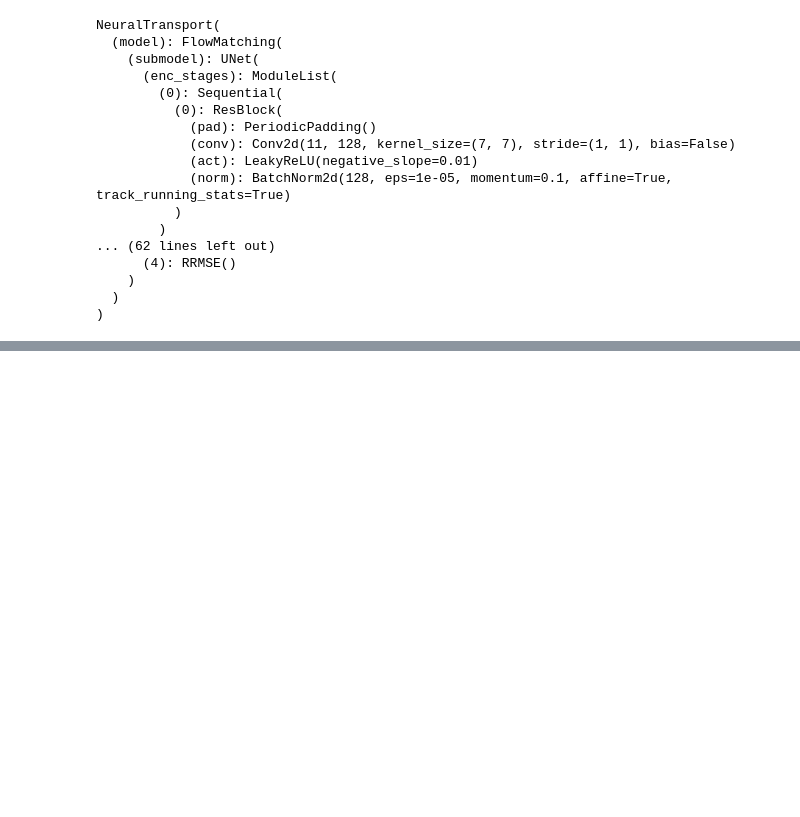
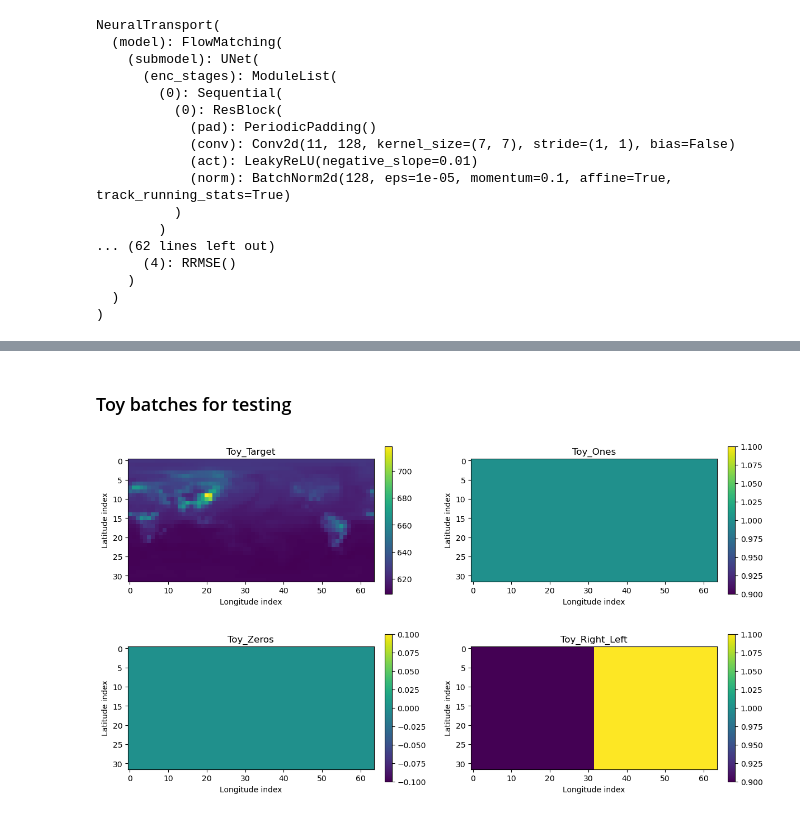
Before and after one commit to vitusbenson/neural_transport, a Jupyter notebook: neural_transport/flowmatching_dev/testScript.ipynb, the cells around one changed output, grey strips where cells are left out. Cells and saved outputs as stored; diff of their text form; code cells hidden in the pictures; blank space fills up the shorter version.

```diff
--- a/neural_transport/flowmatching_dev/testScript.ipynb
+++ b/neural_transport/flowmatching_dev/testScript.ipynb
@@ -1356,0 +1569,2 @@ Pred   min/max: 509.43417 648.1412
+# %% [markdown]
+### Toy batches for testing
@@ -1356,0 +1602,52 @@ Pred   min/max: 509.43417 648.1412
+# %%
+# Plot toy batches
+
+vlev = 0
+nlat, nlon = 32, 64
+
+toy_co2massmix = toy_batch_co2massmix["co2massmix"][0].cpu().numpy()
+toy_target_2d = toy_co2massmix[:, vlev].reshape(nlat, nlon)
+toy_zeros = toy_batch_zeros["co2massmix"][0].cpu().numpy()
+toy_zeros_2d = toy_zeros[:, vlev].reshape(nlat, nlon)
+toy_rl = toy_batch_rl["co2massmix"][0].cpu().numpy()
+toy_rl_2d = toy_rl[:, vlev].reshape(nlat, nlon)
+
+# vmin = min(target_2d.min(), pred_2d.min())
+# vmax = max(target_2d.max(), pred_2d.max())
+
+fig, axes = plt.subplots(2, 2, figsize=(14, 8))
+
+# Plot toy batch co2massmix
+im0 = axes[0][0].imshow(toy_target_2d[::-1], cmap="viridis") #, vmin=vmin, vmax=vmax
+axes[0][0].set_title("Toy_Target")
+axes[0][0].set_xlabel("Longitude index")
+axes[0][0].set_ylabel("Latitude index")
+fig.colorbar(im0, ax=axes[0][0], fraction=0.028, pad=0.04)
+
+# Plot toy batch zeros
+im1 = axes[1][0].imshow(toy_zeros_2d[::-1], cmap="viridis") #, vmin=vmin, vmax=vmax
+axes[1][0].set_title("Toy_Zeros")
+axes[1][0].set_xlabel("Longitude index")
+axes[1][0].set_ylabel("Latitude index")
+fig.colorbar(im1, ax=axes[1][0], fraction=0.028, pad=0.04)
+
+# Plot toy batch ones
+im2 = axes[0][1].imshow(toy_zeros_2d[::-1] + 1, cmap="viridis") #, vmin=vmin, vmax=vmax
+axes[0][1].set_title("Toy_Ones")
+axes[0][1].set_xlabel("Longitude index")
+axes[0][1].set_ylabel("Latitude index")
+fig.colorbar(im2, ax=axes[0][1], fraction=0.028, pad=0.04)
+
+# Plot toy batch right and left
+im3 = axes[1][1].imshow(toy_rl_2d[::-1], cmap="viridis") #, vmin=vmin, vmax=vmax
+axes[1][1].set_title("Toy_Right_Left")
+axes[1][1].set_xlabel("Longitude index")
+axes[1][1].set_ylabel("Latitude index")
+fig.colorbar(im2, ax=axes[1][1], fraction=0.028, pad=0.04)
+
+# Adjust horizontal spacing between subplots
+plt.subplots_adjust(wspace=0.3)
+
+plt.show()
+# %% [output]
+[figure, added]
```
Also changed, not shown: parts of 24 cells of this notebook, 2 other files.
